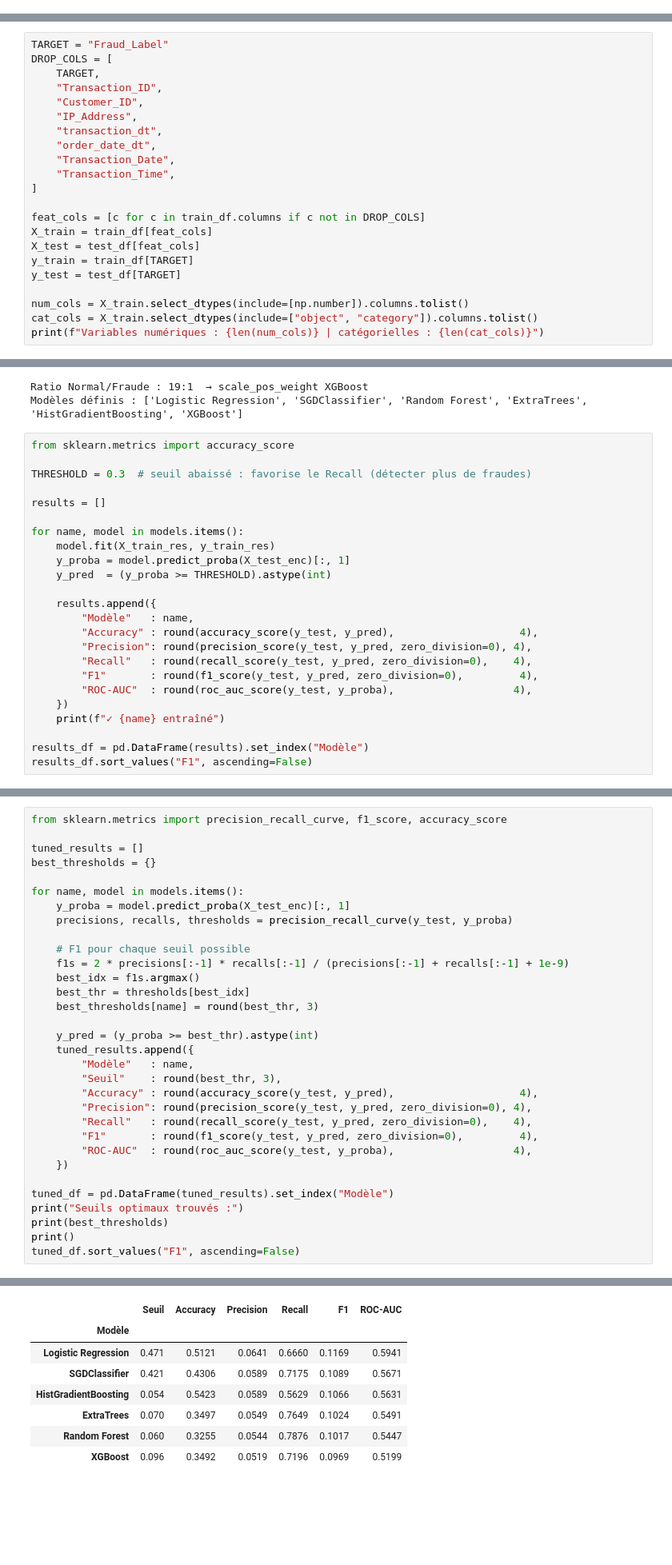
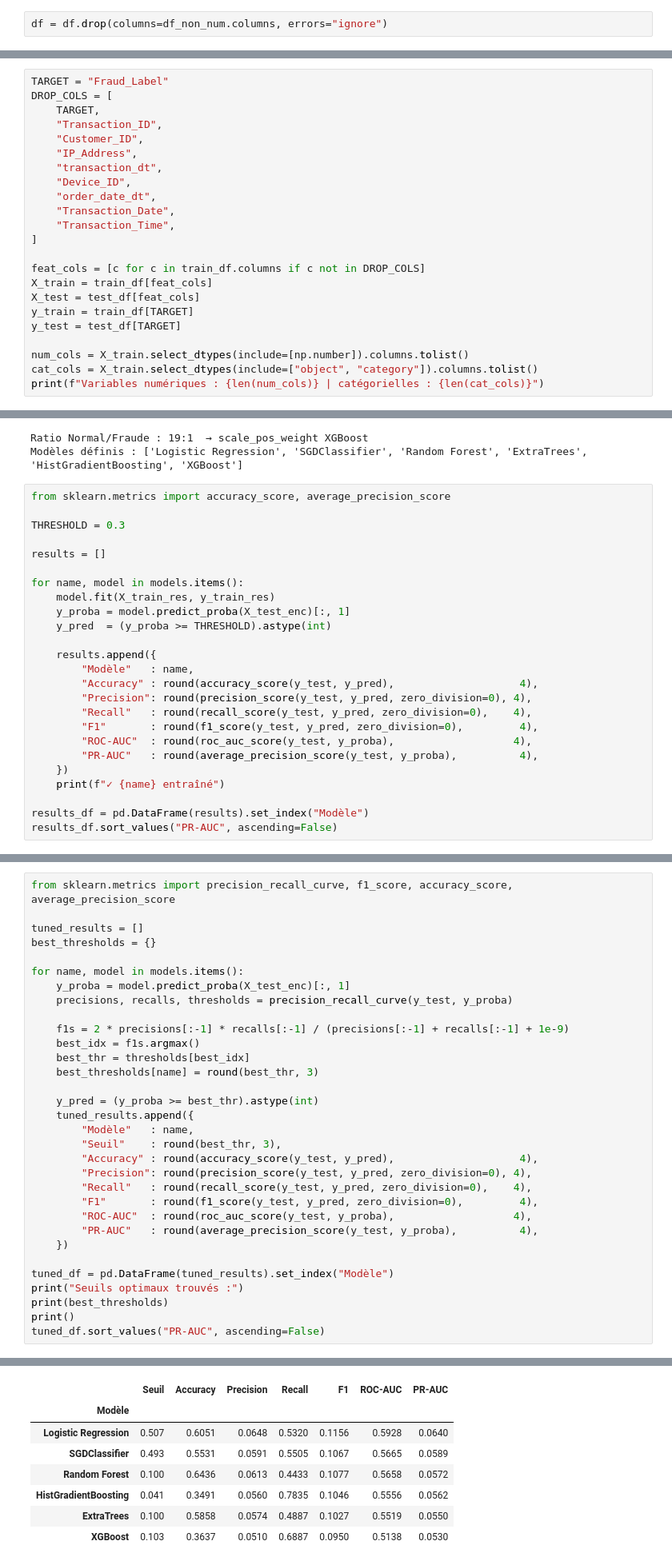
Before and after one commit to Djerade/bank-fraud-detection, a Jupyter notebook: notebooks/exploration.ipynb, the cells around one changed output, grey strips where cells are left out. Shown at 80% size. Drawn from its saved outputs; the diff is of its cells as text; blank space fills up the shorter version.

```diff
--- a/notebooks/exploration.ipynb
+++ b/notebooks/exploration.ipynb
@@ -810,6 +812,8 @@ df_non_num
 | 49994 | 08:27 | 2025-03-25 | 95.107.190.158 | 2025-03-25 | 2025-03-25 08:27:00 |
 | 49995 | 13:04 | 2025-03-19 | 69.168.33.58 | 2025-03-19 | 2025-03-19 13:04:00 |
 49996 rows × 5 columns
+# %%
+df = df.drop(columns=df_non_num.columns, errors="ignore")
 # %%
 # Export optionnel du jeu enrichi (même dossier `data/` que le CSV brut)
 _feat_out = _repo / "data" / "FraudShield_Banking_Data_features.csv"
@@ -886,6 +890,7 @@ DROP_COLS = [
     "Customer_ID",
     "IP_Address",
     "transaction_dt",
+    "Device_ID",
     "order_date_dt",
     "Transaction_Date",
     "Transaction_Time",
@@ -985,9 +1000,9 @@ print("Modèles définis :", list(models.keys()))
 Ratio Normal/Fraude : 19:1  → scale_pos_weight XGBoost
 Modèles définis : ['Logistic Regression', 'SGDClassifier', 'Random Forest', 'ExtraTrees', 'HistGradientBoosting', 'XGBoost']
 # %%
-from sklearn.metrics import accuracy_score
+from sklearn.metrics import accuracy_score, average_precision_score
 
-THRESHOLD = 0.3  # seuil abaissé : favorise le Recall (détecter plus de fraudes)
+THRESHOLD = 0.3
 
 results = []
 
@@ -1003,11 +1018,12 @@ for name, model in models.items():
         "Recall"   : round(recall_score(y_test, y_pred, zero_division=0),    4),
         "F1"       : round(f1_score(y_test, y_pred, zero_division=0),         4),
         "ROC-AUC"  : round(roc_auc_score(y_test, y_proba),                   4),
+        "PR-AUC"   : round(average_precision_score(y_test, y_proba),          4),
     })
     print(f"✓ {name} entraîné")
 
 results_df = pd.DataFrame(results).set_index("Modèle")
-results_df.sort_values("F1", ascending=False)
+results_df.sort_values("PR-AUC", ascending=False)
 # %% [output]
 ✓ Logistic Regression entraîné
 ✓ SGDClassifier entraîné
@@ -1121,7 +1148,7 @@ hour_sin                                   18.0
 
 Pour chaque modèle, on cherche le seuil qui **maximise le F1** en utilisant la courbe Precision-Recall.
 # %%
-from sklearn.metrics import precision_recall_curve, f1_score, accuracy_score
+from sklearn.metrics import precision_recall_curve, f1_score, accuracy_score, average_precision_score
 
 tuned_results = []
 best_thresholds = {}
@@ -1130,7 +1157,6 @@ for name, model in models.items():
     y_proba = model.predict_proba(X_test_enc)[:, 1]
     precisions, recalls, thresholds = precision_recall_curve(y_test, y_proba)
 
-    # F1 pour chaque seuil possible
     f1s = 2 * precisions[:-1] * recalls[:-1] / (precisions[:-1] + recalls[:-1] + 1e-9)
     best_idx = f1s.argmax()
     best_thr = thresholds[best_idx]
@@ -1145,12 +1171,13 @@ for name, model in models.items():
         "Recall"   : round(recall_score(y_test, y_pred, zero_division=0),    4),
         "F1"       : round(f1_score(y_test, y_pred, zero_division=0),         4),
         "ROC-AUC"  : round(roc_auc_score(y_test, y_proba),                   4),
+        "PR-AUC"   : round(average_precision_score(y_test, y_proba),          4),
     })
 
 tuned_df = pd.DataFrame(tuned_results).set_index("Modèle")
 print("Seuils optimaux trouvés :")
 print(best_thresholds)
 print()
-tuned_df.sort_values("F1", ascending=False)
+tuned_df.sort_values("PR-AUC", ascending=False)
 # %% [output]
 Seuils optimaux trouvés :
@@ -1158,8 +1185,8 @@ Seuils optimaux trouvés :
-|  | Seuil | Accuracy | Precision | Recall | F1 | ROC-AUC |
-| Modèle |  |  |  |  |  |  |
-| Logistic Regression | 0.471 | 0.5121 | 0.0641 | 0.6660 | 0.1169 | 0.5941 |
-| SGDClassifier | 0.421 | 0.4306 | 0.0589 | 0.7175 | 0.1089 | 0.5671 |
-| HistGradientBoosting | 0.054 | 0.5423 | 0.0589 | 0.5629 | 0.1066 | 0.5631 |
-| ExtraTrees | 0.070 | 0.3497 | 0.0549 | 0.7649 | 0.1024 | 0.5491 |
-| Random Forest | 0.060 | 0.3255 | 0.0544 | 0.7876 | 0.1017 | 0.5447 |
-| XGBoost | 0.096 | 0.3492 | 0.0519 | 0.7196 | 0.0969 | 0.5199 |
+|  | Seuil | Accuracy | Precision | Recall | F1 | ROC-AUC | PR-AUC |
+| Modèle |  |  |  |  |  |  |  |
+| Logistic Regression | 0.507 | 0.6051 | 0.0648 | 0.5320 | 0.1156 | 0.5928 | 0.0640 |
+| SGDClassifier | 0.493 | 0.5531 | 0.0591 | 0.5505 | 0.1067 | 0.5665 | 0.0589 |
+| Random Forest | 0.100 | 0.6436 | 0.0613 | 0.4433 | 0.1077 | 0.5658 | 0.0572 |
+| HistGradientBoosting | 0.041 | 0.3491 | 0.0560 | 0.7835 | 0.1046 | 0.5556 | 0.0562 |
+| ExtraTrees | 0.100 | 0.5858 | 0.0574 | 0.4887 | 0.1027 | 0.5519 | 0.0550 |
+| XGBoost | 0.103 | 0.3637 | 0.0510 | 0.6887 | 0.0950 | 0.5138 | 0.0530 |
```
Also changed, not shown: parts of 26 cells of this notebook, 10 other files.
